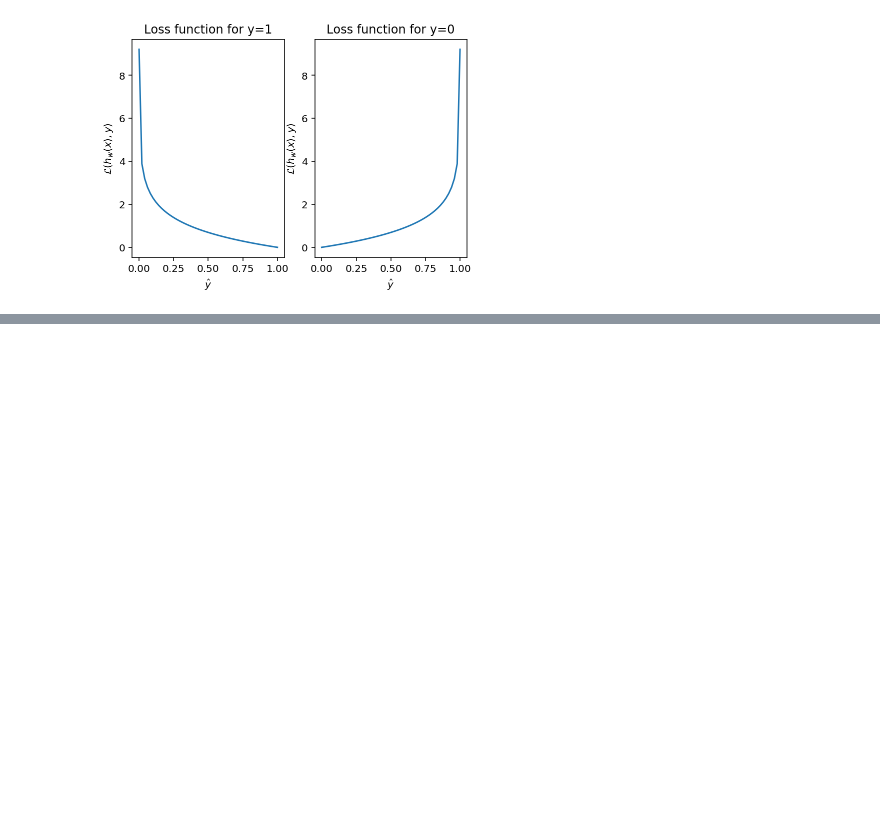
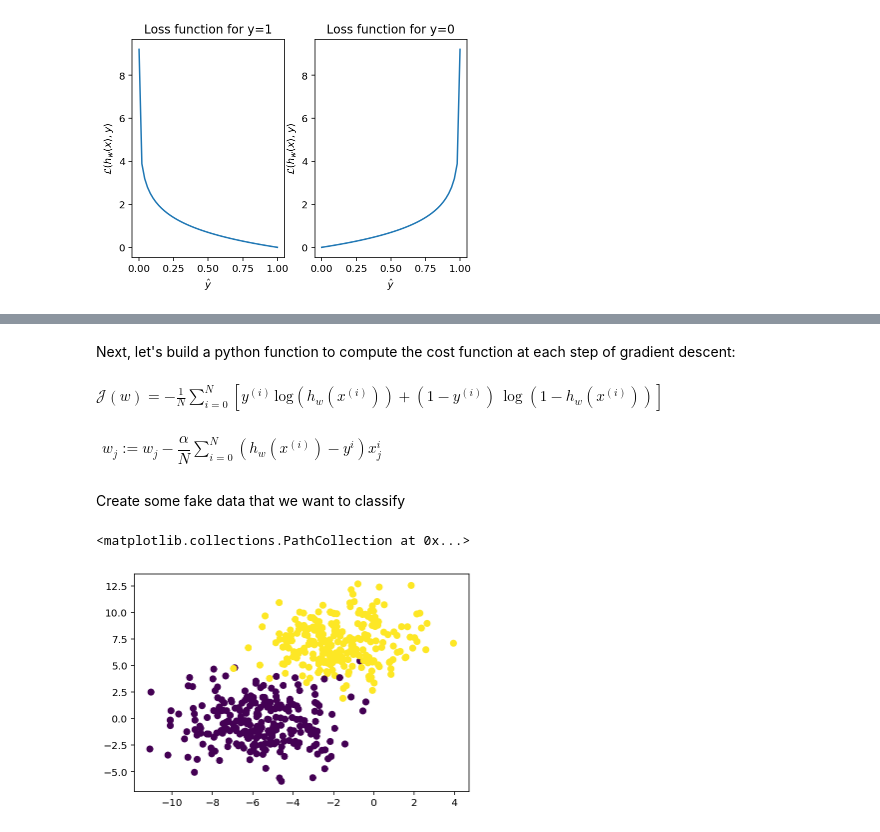
Before and after one commit to quantably/ml_notebooks, a Jupyter notebook: logistic_regression.ipynb, the cells around one changed output, grey strips where cells are left out. Saved outputs shown, nothing was run; the diff lists cells and outputs as text; code cells hidden in the pictures; blank space fills up the shorter version.

```diff
--- a/logistic_regression.ipynb
+++ b/logistic_regression.ipynb
@@ -164,0 +148,12 @@ logit_x = [logit(x) for x in xs]
+# %% [markdown]
+Next, let's build a python function to compute the cost function at each step of gradient descent:
+# %% [markdown]
+$
+\mathcal{J}(w) =-\frac{1}{N}\sum_{i=0}^{N}\left[{y^{(i)}\,\text{log}(h_w(x^{(i)})) + (1-y^{(i)})\,\log(1 - h_w(x^{(i)}))}\right]
+$
+# %% [markdown]
+$
+\begin{align}
+w_j := w_j - \dfrac{\alpha}{N} \sum_{i=0}^{N} \left(h_{w}( x^{\left(i\right)}) - y^{i}\right)x_j^{i}
+\end{align}
+$
@@ -164,0 +202,15 @@ logit_x = [logit(x) for x in xs]
+# %% [markdown]
+Create some fake data that we want to classify
+# %%
+X,y = create_fake_data()
+
+X_train = X[0:500]
+y_train = y[0:500]
+
+X_test = X[500:]
+y_test = y[500:]
+
+plt.scatter(X_train[:,1], X_train[:,2], c=y_train)
+# %% [output]
+<matplotlib.collections.PathCollection at 0x...>
+[figure, added]
```
Also changed, not shown: parts of 26 cells of this notebook.
